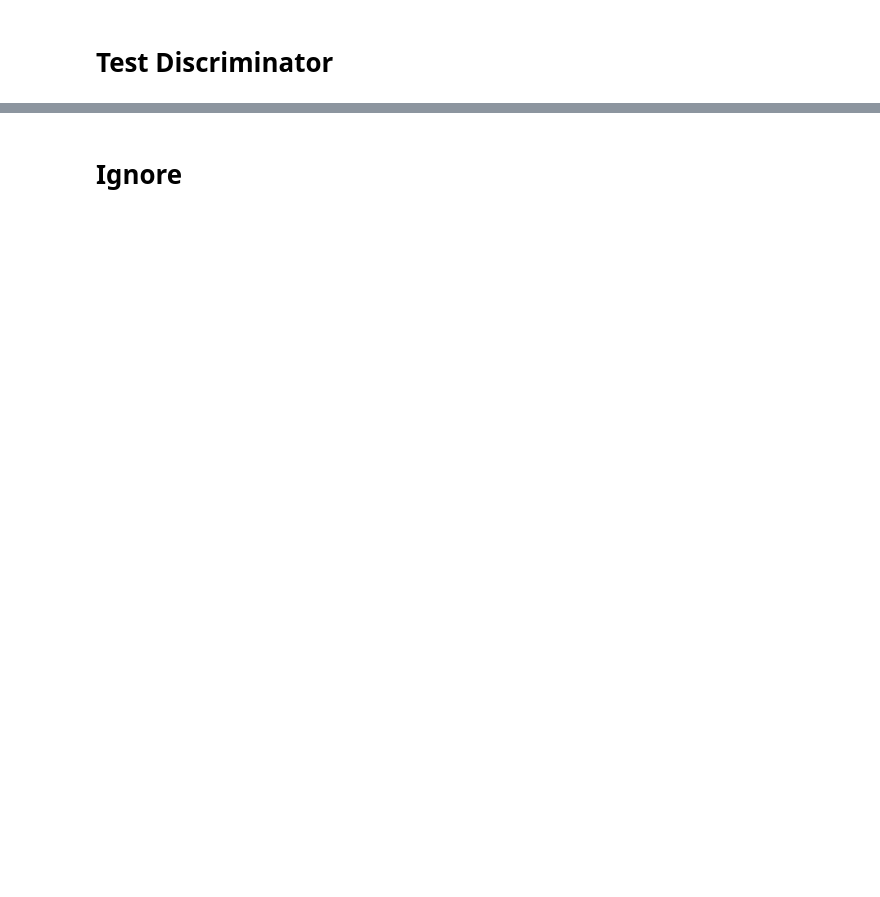
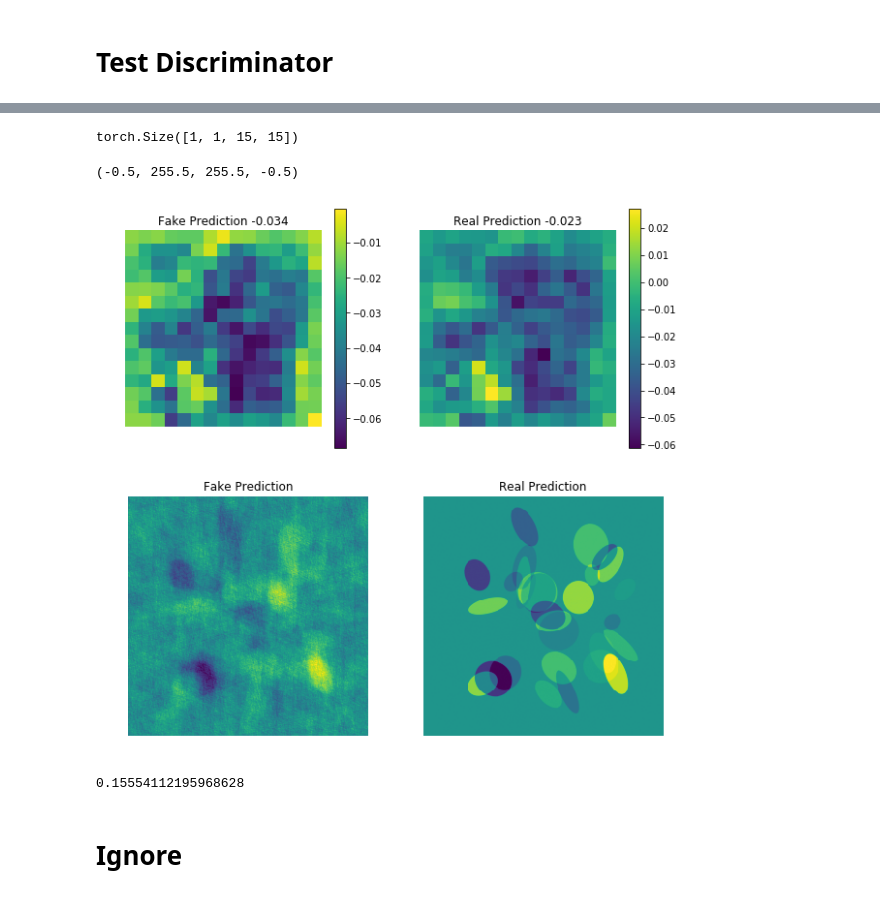
Before and after one commit to thejihuijin/PytorchModels, a Jupyter notebook: Discriminator/GANS-Eval.ipynb, the cells around one changed output, grey strips where cells are left out. Cells and saved outputs as stored; diff of their text form; code cells hidden in the pictures; blank space fills up the shorter version.

```diff
--- a/Discriminator/GANS-Eval.ipynb
+++ b/Discriminator/GANS-Eval.ipynb
@@ -211,7 +230,7 @@ for i,epoch in enumerate(nums):
     mses[i] = test_mse(G,testloader)
     train_mses[i] = test_mse(G,faketrainloader)
 
-weightspath = G_basepath + str(500) + '.weights'
+weightspath = G_basepath + str(300) + '.weights'
 checkpoint = torch.load(weightspath)
 G.load_state_dict(checkpoint)
 G = G.cuda()
@@ -467,0 +494,43 @@ plt.plot(test_predictions)
+# %%
+dpath = basepath + 'D_epoch_15.weights'
+D = NLayerDiscriminator(1,n_layers=4, use_sigmoid=False)
+checkpoint = torch.load(dpath)
+D.load_state_dict(checkpoint)
+D = D.cuda()
+# %%
+testiter = iter(faketrainloader)
+# %%
+input_, label = testiter.next()
+input_ = input_.cuda()
+label = label.cuda()
+with torch.no_grad():
+    fakepred = D(G(input_))
+    realpred = D(label)
+print(fakepred.shape)
+plt.figure(figsize=(10,10))
+plt.subplot(221)
+plt.imshow(fakepred[0,0,...].cpu().numpy())
+plt.title('Fake Prediction %.3f' % (fakepred.mean()))
+plt.axis('off')
+plt.colorbar()
+
+plt.subplot(222)
+plt.imshow(realpred[0,0,...].cpu().numpy())
+plt.title('Real Prediction %.3f'%(realpred.mean()))
+plt.axis('off')
+plt.colorbar()
+
+plt.subplot(223)
+plt.imshow(input_[0,0,...].cpu().numpy())
+plt.title('Fake Prediction')
+plt.axis('off')
+
+
+plt.subplot(224)
+plt.imshow(label[0,0,...].cpu().numpy())
+plt.title('Real Prediction')
+plt.axis('off')
+# %% [output]
+torch.Size([1, 1, 15, 15])
+(-0.5, 255.5, 255.5, -0.5)
+[figure, added]
@@ -468,2 +541,6 @@ plt.plot(test_predictions)
+# %%
+loss(a,b).item()
+# %% [output]
+0.15554112195968628
 # %% [markdown]
 # Ignore
```
Also changed, not shown: parts of 37 cells of this notebook, 2 other files.
